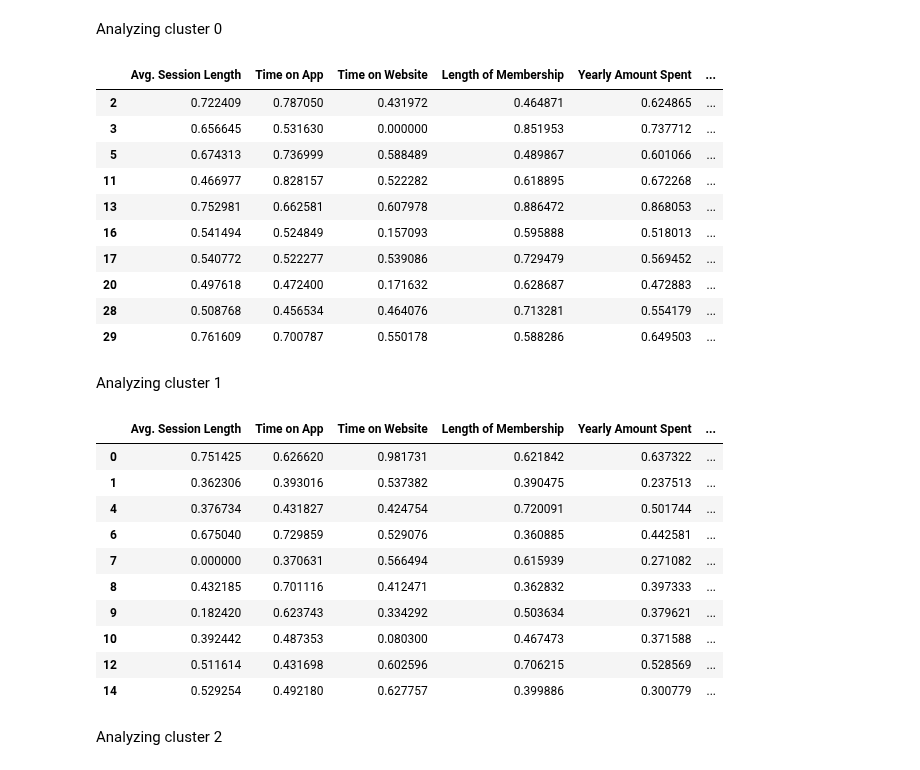
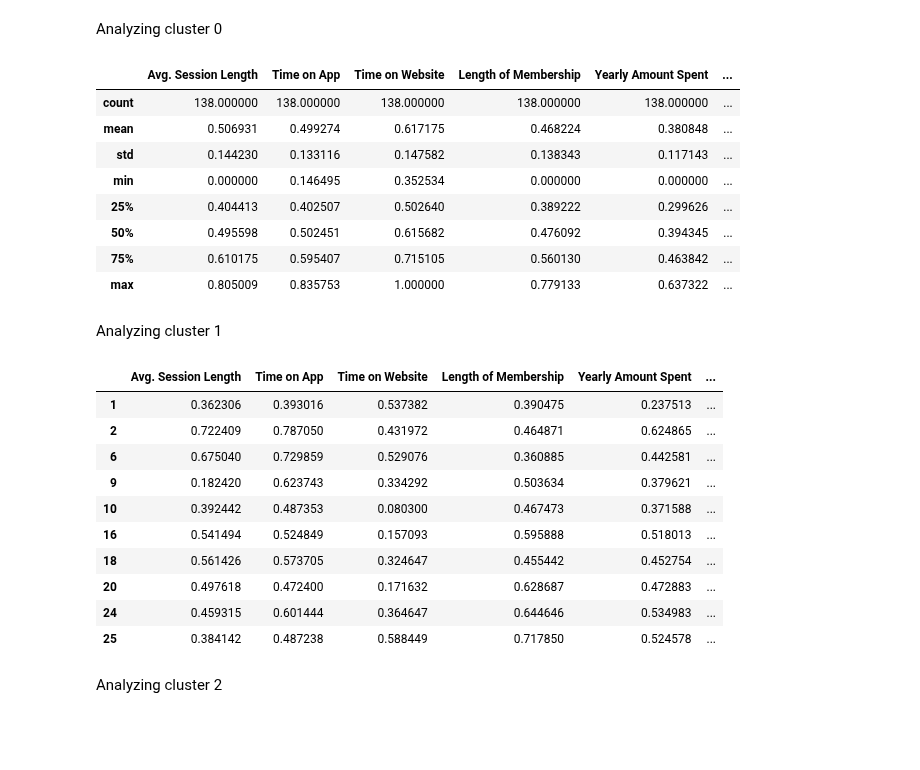
Before and after one commit to JustinSms/Ecommerce_Clustering_2, a Jupyter notebook: KPrototypes.ipynb, the cells around one changed output. Drawn from its saved outputs; the diff is of its cells as text; code cells hidden in the pictures; blank space fills up the shorter version.

```diff
--- a/KPrototypes.ipynb
+++ b/KPrototypes.ipynb
@@ -16,7 +16,7 @@ data_norm = normalization.normalized_dataframe
 #print(data_norm.info())
 
 # Clusters are strongly influenced by State group
-#data_clustering_state_heavy = pd.concat([data_norm,data_hot_clustering["State group"]], axis = 1)
+data_clustering = pd.concat([data_norm,data_hot_clustering["State group"]], axis = 1)
 # %% [markdown]
 Turning df in numpy array, bc ktypes takes numpy array as input
 # %%
@@ -50,7 +50,7 @@ Choosing optimal number of cluster k
 #Choosing optimal K
 cost = []
 for num_clusters in list(range(1,8)):
-    kproto = KPrototypes(n_clusters=num_clusters, init='Cao')
+    kproto = KPrototypes(n_clusters=num_clusters, init='Huang')
     kproto.fit_predict(data_array, categorical=[5])
     cost.append(kproto.cost_)
 
@@ -93,35 +93,33 @@ data_clustering["Clusters"] = cluster_list
 Analyzing cluster 0
 # %%
 data_clustering[data_clustering["Clusters"] == 0].head(10)
-#data_clustering[data_clustering["Clusters"] == 0].describe()
+data_clustering[data_clustering["Clusters"] == 0].describe()
 # %% [output]
 |  | Avg. Session Length | Time on App | Time on Website | Length of Membership | Yearly Amount Spent | ... |
-| 2 | 0.722409 | 0.787050 | 0.431972 | 0.464871 | 0.624865 | ... |
-| 3 | 0.656645 | 0.531630 | 0.000000 | 0.851953 | 0.737712 | ... |
-| 5 | 0.674313 | 0.736999 | 0.588489 | 0.489867 | 0.601066 | ... |
-| 11 | 0.466977 | 0.828157 | 0.522282 | 0.618895 | 0.672268 | ... |
-| 13 | 0.752981 | 0.662581 | 0.607978 | 0.886472 | 0.868053 | ... |
-| 16 | 0.541494 | 0.524849 | 0.157093 | 0.595888 | 0.518013 | ... |
-| 17 | 0.540772 | 0.522277 | 0.539086 | 0.729479 | 0.569452 | ... |
-| 20 | 0.497618 | 0.472400 | 0.171632 | 0.628687 | 0.472883 | ... |
-| 28 | 0.508768 | 0.456534 | 0.464076 | 0.713281 | 0.554179 | ... |
-| 29 | 0.761609 | 0.700787 | 0.550178 | 0.588286 | 0.649503 | ... |
+| count | 138.000000 | 138.000000 | 138.000000 | 138.000000 | 138.000000 | ... |
+| mean | 0.506931 | 0.499274 | 0.617175 | 0.468224 | 0.380848 | ... |
+| std | 0.144230 | 0.133116 | 0.147582 | 0.138343 | 0.117143 | ... |
+| min | 0.000000 | 0.146495 | 0.352534 | 0.000000 | 0.000000 | ... |
+| 25% | 0.404413 | 0.402507 | 0.502640 | 0.389222 | 0.299626 | ... |
+| 50% | 0.495598 | 0.502451 | 0.615682 | 0.476092 | 0.394345 | ... |
+| 75% | 0.610175 | 0.595407 | 0.715105 | 0.560130 | 0.463842 | ... |
+| max | 0.805009 | 0.835753 | 1.000000 | 0.779133 | 0.637322 | ... |
 # %% [markdown]
 Analyzing cluster 1
 # %%
 data_clustering[data_clustering["Clusters"] == 1].head(10)
 # %% [output]
 |  | Avg. Session Length | Time on App | Time on Website | Length of Membership | Yearly Amount Spent | ... |
-| 0 | 0.751425 | 0.626620 | 0.981731 | 0.621842 | 0.637322 | ... |
 | 1 | 0.362306 | 0.393016 | 0.537382 | 0.390475 | 0.237513 | ... |
-| 4 | 0.376734 | 0.431827 | 0.424754 | 0.720091 | 0.501744 | ... |
+| 2 | 0.722409 | 0.787050 | 0.431972 | 0.464871 | 0.624865 | ... |
 | 6 | 0.675040 | 0.729859 | 0.529076 | 0.360885 | 0.442581 | ... |
-| 7 | 0.000000 | 0.370631 | 0.566494 | 0.615939 | 0.271082 | ... |
-| 8 | 0.432185 | 0.701116 | 0.412471 | 0.362832 | 0.397333 | ... |
 | 9 | 0.182420 | 0.623743 | 0.334292 | 0.503634 | 0.379621 | ... |
 | 10 | 0.392442 | 0.487353 | 0.080300 | 0.467473 | 0.371588 | ... |
-| 12 | 0.511614 | 0.431698 | 0.602596 | 0.706215 | 0.528569 | ... |
-| 14 | 0.529254 | 0.492180 | 0.627757 | 0.399886 | 0.300779 | ... |
+| 16 | 0.541494 | 0.524849 | 0.157093 | 0.595888 | 0.518013 | ... |
+| 18 | 0.561426 | 0.573705 | 0.324647 | 0.455442 | 0.452754 | ... |
+| 20 | 0.497618 | 0.472400 | 0.171632 | 0.628687 | 0.472883 | ... |
+| 24 | 0.459315 | 0.601444 | 0.364647 | 0.644646 | 0.534983 | ... |
+| 25 | 0.384142 | 0.487238 | 0.588449 | 0.717850 | 0.524578 | ... |
 # %% [markdown]
 Analyzing cluster 2
 # %%
```
Also changed, not shown: parts of 6 cells of this notebook, 1 other file.
